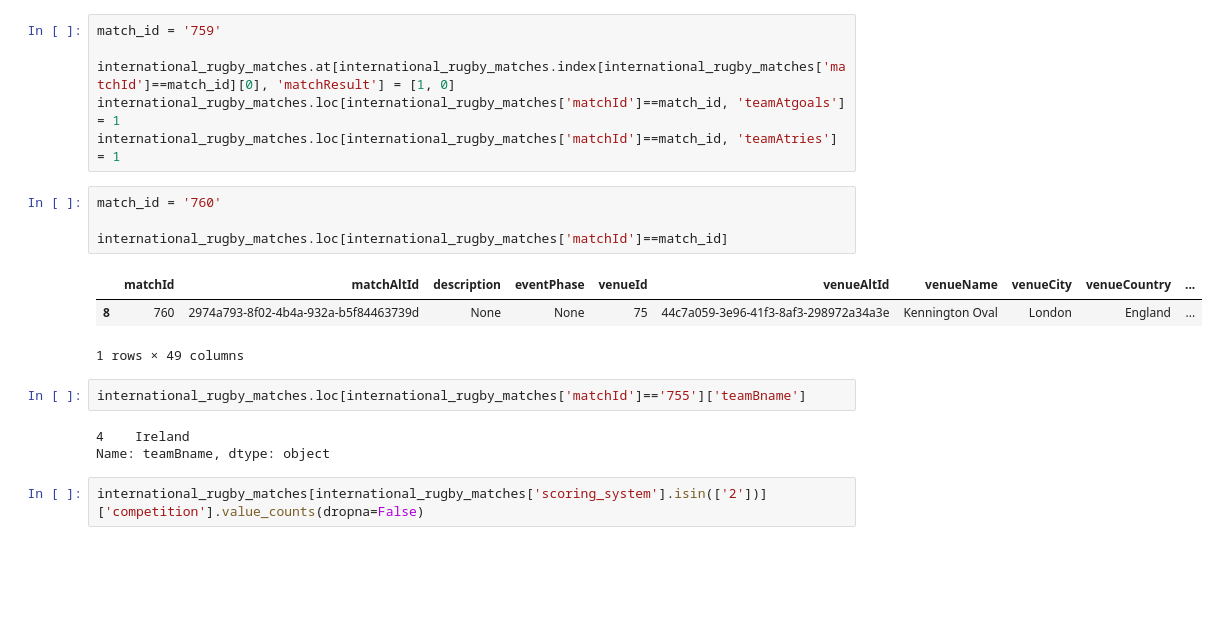
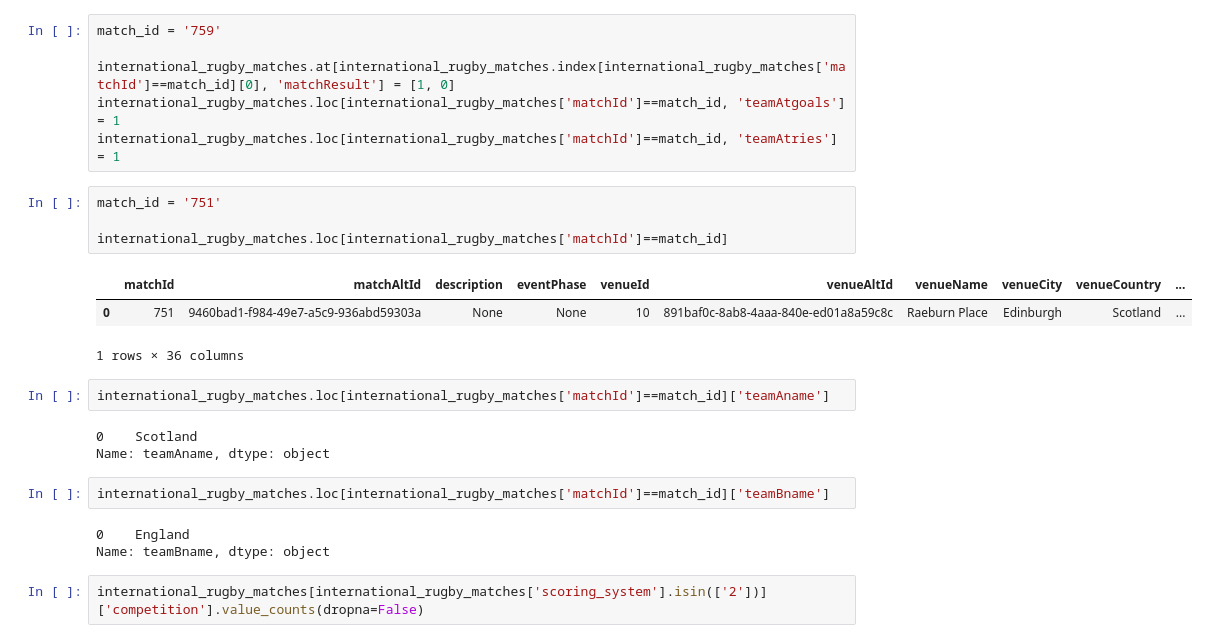
Before and after one commit to NPinn/international_test_rugby, a Jupyter notebook: clean_matches_data.ipynb, the cells around one changed output. Saved outputs shown, nothing was run; the diff lists cells and outputs as text; blank space fills up the shorter version.

```diff
--- a/clean_matches_data.ipynb
+++ b/clean_matches_data.ipynb
@@ -204,17 +204,22 @@ international_rugby_matches.at[international_rugby_matches.index[international_r
 international_rugby_matches.loc[international_rugby_matches['matchId']==match_id, 'teamAtgoals'] = 1
 international_rugby_matches.loc[international_rugby_matches['matchId']==match_id, 'teamAtries'] = 1
 # %%
-match_id = '760'
+match_id = '751'
 
 international_rugby_matches.loc[international_rugby_matches['matchId']==match_id]
 # %% [output]
 |  | matchId | matchAltId | description | eventPhase | venueId | venueAltId | venueName | venueCity | venueCountry | ... |
-| 8 | 760 | 2974a793-8f02-4b4a-932a-b5f84463739d | None | None | 75 | 44c7a059-3e96-41f3-8af3-298972a34a3e | Kennington Oval | London | England | ... |
+| 0 | 751 | 9460bad1-f984-49e7-a5c9-936abd59303a | None | None | 10 | 891baf0c-8ab8-4aaa-840e-ed01a8a59c8c | Raeburn Place | Edinburgh | Scotland | ... |
-1 rows × 49 columns
+1 rows × 36 columns
+# %%
+international_rugby_matches.loc[international_rugby_matches['matchId']==match_id]['teamAname']
+# %% [output]
+0    Scotland
+Name: teamAname, dtype: object
 # %%
-international_rugby_matches.loc[international_rugby_matches['matchId']=='755']['teamBname']
+international_rugby_matches.loc[international_rugby_matches['matchId']==match_id]['teamBname']
 # %% [output]
-4    Ireland
+0    England
 Name: teamBname, dtype: object
 # %%
 international_rugby_matches[international_rugby_matches['scoring_system'].isin(['2'])]['competition'].value_counts(dropna=False)
```
Also changed, not shown: 2 other files.
